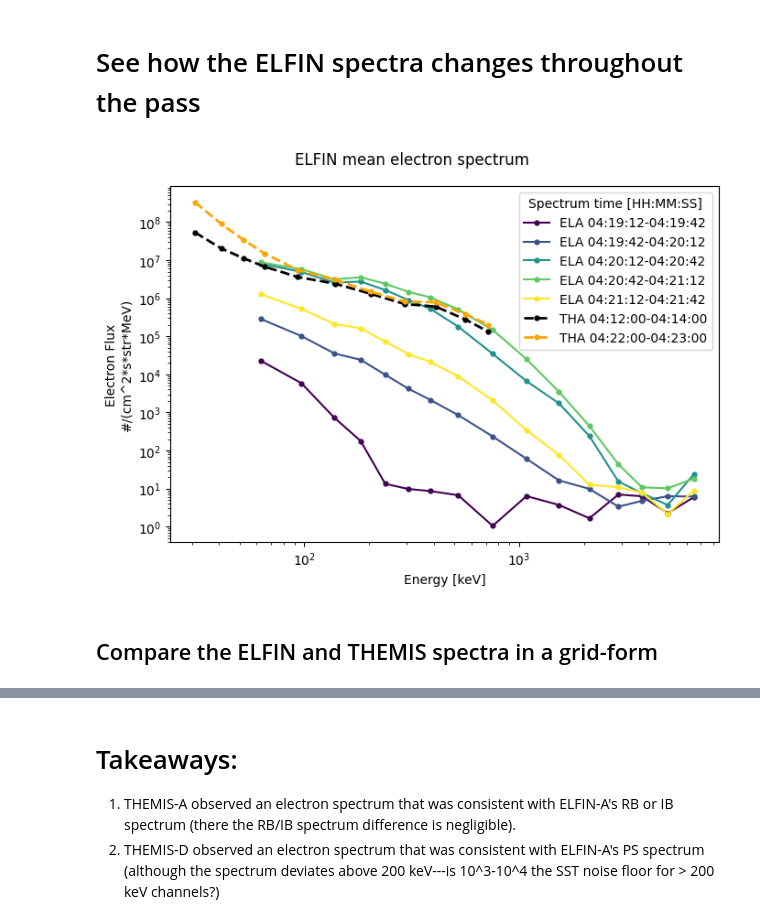
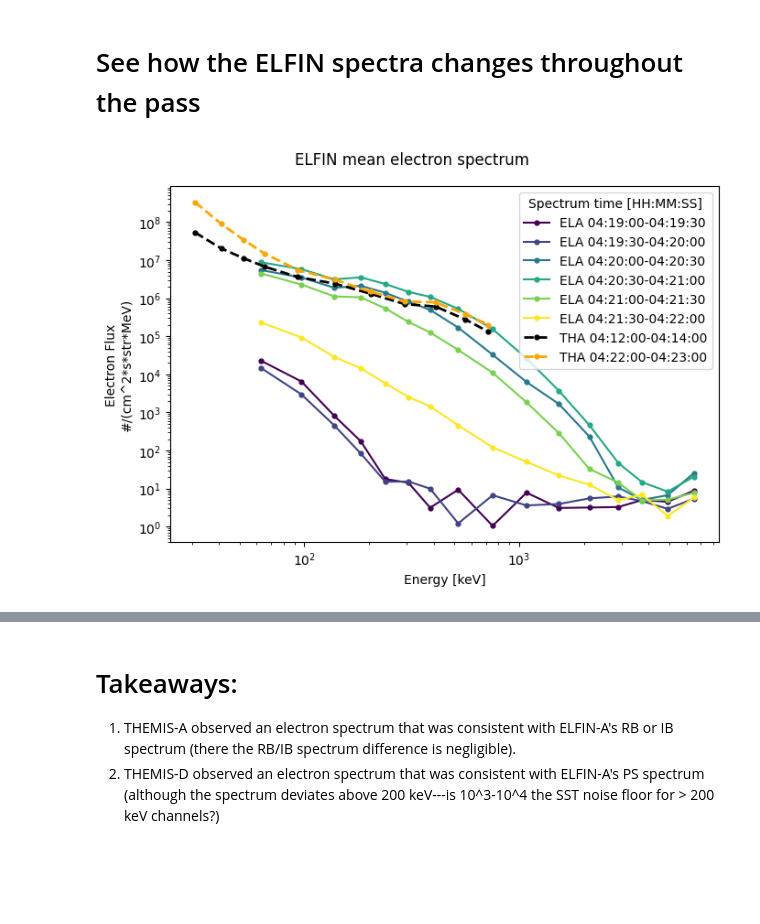
Before and after one commit to mshumko/elfinasi, a Jupyter notebook: src/20220904_substorm_study/misc/themis_elfin_spectra.ipynb, the cells around one changed output, grey strips where cells are left out. Cells and saved outputs as stored; diff of their text form; code cells hidden in the pictures; blank space fills up the shorter version.

```diff
--- a/src/20220904_substorm_study/misc/themis_elfin_spectra.ipynb
+++ b/src/20220904_substorm_study/misc/themis_elfin_spectra.ipynb
@@ -240,12 +241,14 @@ transformed_state = pad_obj.transform_state()
 
 fig, cx = plt.subplots(3, 1, sharex=True, figsize=(10, 6))
 
-# transformed_state = transformed_state.loc[time_range[0]:time_range[1]]
 pad_obj.plot_omni(cx[0], labels=True, colorbar=True, vmin=1E2, vmax=1E7, pretty_plot=False)
 pad_obj.plot_pad_scatter(cx[1])
 pad_obj.plot_blc_dlc_ratio(cx[2], labels=True, colorbar=True, cmap='viridis', vmin=1E-2, vmax=1)
 pad_obj.plot_position(cx[2])
-cx[2].xaxis.set_major_locator(plt.MaxNLocator(5))
+cx[2].xaxis.set_major_locator(matplotlib.dates.SecondLocator(bysecond=0))
+cx[2].xaxis.set_minor_locator(matplotlib.dates.SecondLocator(bysecond=30))
+
+
 cx[2].xaxis.set_label_coords(-0.05, -0.007*7)
 cx[2].xaxis.label.set_size(10)
 for elfin_spectra_time_range, color in zip(elfin_spectra_time_ranges, elfin_colors):
@@ -294,28 +297,3 @@ ax.set_ylabel(f'Electron Flux\n{pad_obj._flux_units}');
 Both the IB and chorus-driven spectrum are essentially the same. Now let's make a similar plot, but this time fix the x- and y-axis range, and change units slightly.
 
 This is to address the reviewer feedback.
-# %%
-# %matplotlib tk
-fig, ax = plt.subplots()
-for i, (elfin_spectra_time_range, color) in enumerate(zip(elfin_spectra_time_ranges, elfin_colors)):
-    if elfin_spectra_time_range[0] < datetime(2022, 9, 4, 4, 20, 5):
-        # Skip the PS spectrum.
-        continue
-    ax.errorbar(
-        pad_obj.energy,
-        elfin_spectra_mean[i, :]/1e3,
-        color=color,
-        yerr=np.abs(elfin_spectra_mean[i, :]-elfin_spectra_iqr[i, :])/1e3,
-        capsize=2,
-        markersize=7,
-        elinewidth=1,
-        marker='.',
-        ls='--'
-        )
-    ax.text(
-        0.99, 0.98-0.03*i, f'{elfin_spectra_time_range[0]:%H:%M:%S} - {elfin_spectra_time_range[1]:%H:%M:%S}',
-        fontsize=8, transform=ax.transAxes, va='top', ha='right', color=color
-        )
-
-ax.set(xlabel='Energy [keV]', yscale='log', xscale='log', title='ELFIN spectrum merged', xlim=(1, 5_000), ylim=(None, 1e12))
-ax.set_ylabel(f'Electron Flux\n#/(cm^2-s-sr-keV)');
@@ -324,44 +300,34 @@ ax.set_ylabel(f'Electron Flux\n#/(cm^2-s-sr-keV)');
 # %% [markdown]
 # See how the ELFIN spectra changes throughout the pass
 # %%
-elfin_spectra_time_range = (datetime(2022, 9, 4, 4, 19, 12), datetime(2022, 9, 4, 4, 22, 5))
+elfin_spectra_time_range = (datetime(2022, 9, 4, 4, 19, 0), datetime(2022, 9, 4, 4, 23, 0))
 elfin_spectral_times = pd.date_range(*elfin_spectra_time_range, freq='30s')
 # %%
 fig, fx = plt.subplots(1, 1, figsize=(7, 5))
 
 cmap = plt.get_cmap('viridis')
 colors = cmap(np.linspace(0, 1, len(elfin_spectral_times)-1))
 themis_colors = ['k', 'orange']
 elfin_spectra_mean = np.nan*np.zeros((len(elfin_spectral_times)-1, pad_obj.energy.shape[0]))
 elfin_spectra_iqr = np.nan*np.zeros((len(elfin_spectral_times)-1, 2, pad_obj.energy.shape[0]))
 
 for i, (start_time, end_time, color) in enumerate(zip(elfin_spectral_times[:-1], elfin_spectral_times[1:], colors)):
     pad_flt = pad_obj.pad.sel(time=slice(start_time, end_time))
     elfin_spectra_mean[i, :] = pad_flt.mean(dim=('time', 'pa'), skipna=True).sel(energy=pad_obj._flux_keys)
     yerr = np.abs(elfin_spectra_mean[i, :]-elfin_spectra_iqr[i, :]),
     elfin_spectra_iqr[i, ...] = pad_flt.quantile((0.25, 0.75), dim=('time', 'pa'), skipna=True).sel(energy=pad_obj._flux_keys)
     fx.errorbar(pad_obj.energy, elfin_spectra_mean[i, :], color=color, yerr=None, capsize=2,
             markersize=7, elinewidth=1, marker='.', label=f'ELA {start_time:%H:%M:%S}-{end_time:%H:%M:%S}')
 
 for i, (themis_time_range, color) in enumerate(zip(themisa_spectra_time_ranges, themis_colors)):
     fx.errorbar(sst_xr.v[0, valid_sst_channels]/1E3,  themis_spectra_mean[i, :], color=color, yerr=None, capsize=2,
             markersize=7, elinewidth=1, marker='.', ls='--', lw=2,
             label=f'THA {themis_time_range[0]:%H:%M:%S}-{themis_time_range[1]:%H:%M:%S}')
-    # ax.text(
-    #     0.01, 0.2-0.03*i, f'{themis_time_range[0]:%H:%M:%S} - {themis_time_range[1]:%H:%M:%S}',
-    #     fontsize=8, transform=ax.transAxes, va='top', ha='left', color=color
-    #     )
 
 fx.set(xlabel='Energy [keV]', yscale='log', xscale='log')
-_legend = fx.legend(loc='upper right', title='Spectrum time [HH:MM:SS]', fontsize=10, title_fontsize=10)
-# fx.text(
-#     0.01, 0.98, f'{elfin_spectra_time_range[0]:%H:%M:%S} - {elfin_spectra_time_range[1]:%H:%M:%S}',
-#     fontsize=8, transform=fx.transAxes, va='top'
-#     )
+fx.legend(loc='upper right', title='Spectrum time [HH:MM:SS]', fontsize=10, title_fontsize=10)
 fx.set_ylabel(f'Electron Flux\n{pad_obj._flux_units}')
 plt.suptitle(f'ELFIN mean electron spectrum');
 plt.tight_layout()
 # %% [output]
-[figure, old version]
+[figure, new version]
-# %% [markdown]
-## Compare the ELFIN and THEMIS spectra in a grid-form
```
Also changed, not shown: parts of 9 cells of this notebook.
